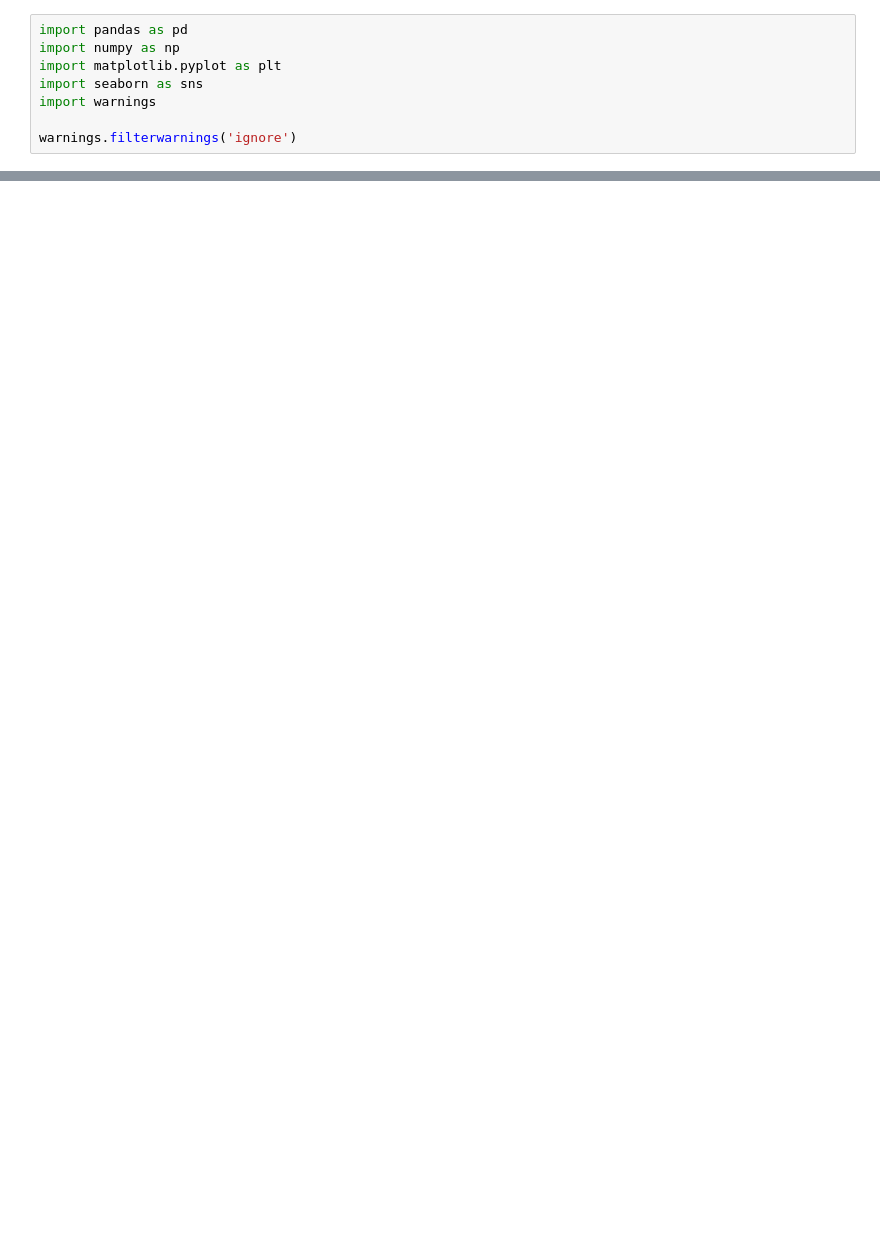
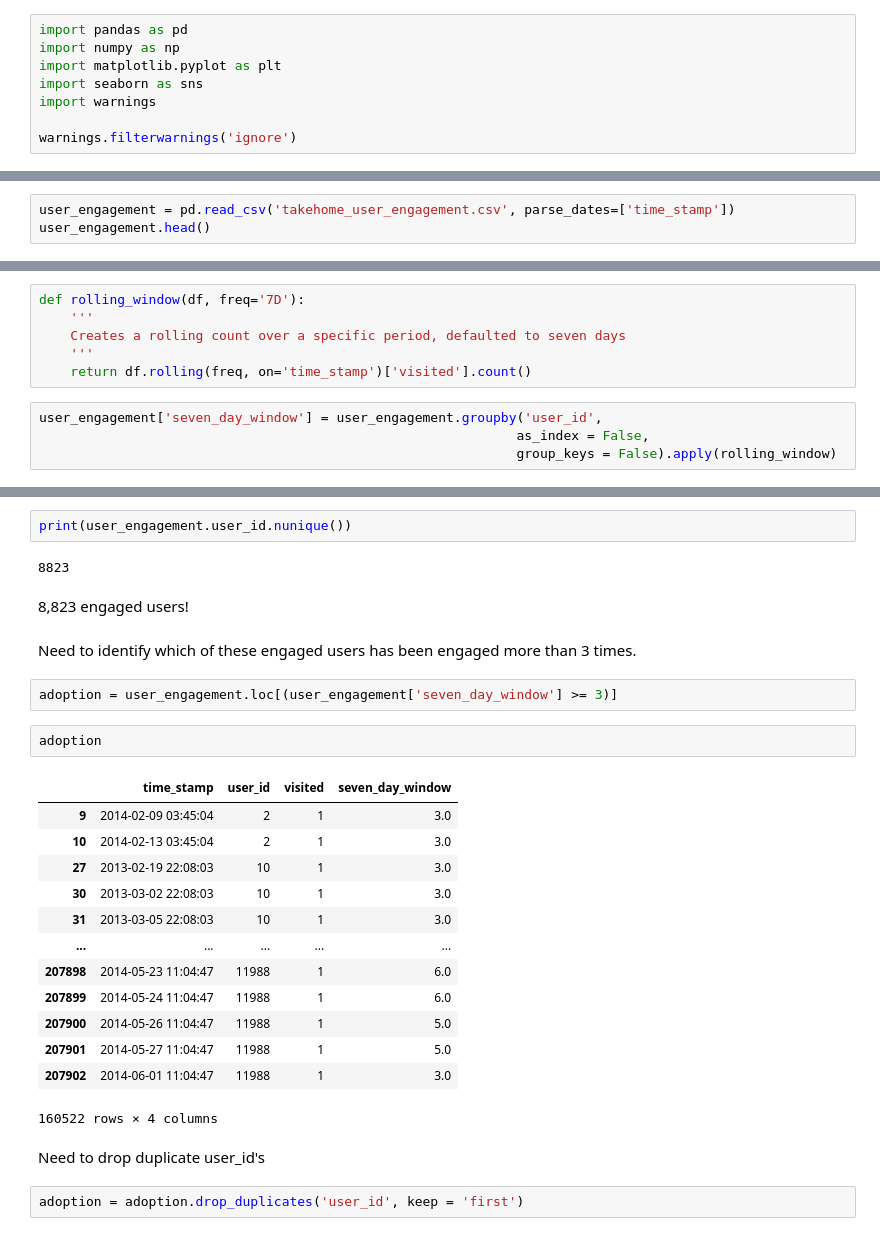
Before and after one commit to hank-butler/take_home_challenges, a Jupyter notebook: user_engagement.ipynb, the cells around one changed output, grey strips where cells are left out. Cells and saved outputs as stored; diff of their text form; blank space fills up the shorter version.

```diff
--- a/user_engagement.ipynb
+++ b/user_engagement.ipynb
@@ -12,0 +99,3 @@ UnicodeDecodeError: 'utf-8' codec can't decode byte 0xe6 in position 11: invalid
+# %%
+user_engagement = pd.read_csv('takehome_user_engagement.csv', parse_dates=['time_stamp'])
+user_engagement.head()
@@ -12,0 +155,10 @@ UnicodeDecodeError: 'utf-8' codec can't decode byte 0xe6 in position 11: invalid
+# %%
+def rolling_window(df, freq='7D'):
+    '''
+    Creates a rolling count over a specific period, defaulted to seven days
+    '''
+    return df.rolling(freq, on='time_stamp')['visited'].count()
+# %%
+user_engagement['seven_day_window'] = user_engagement.groupby('user_id',
+                                                             as_index = False,
+                                                             group_keys = False).apply(rolling_window)
@@ -12,0 +174,30 @@ UnicodeDecodeError: 'utf-8' codec can't decode byte 0xe6 in position 11: invalid
+# %%
+print(user_engagement.user_id.nunique())
+# %% [output]
+8823
+# %% [markdown]
+8,823 engaged users!
+# %% [markdown]
+Need to identify which of these engaged users has been engaged more than 3 times.
+# %%
+adoption = user_engagement.loc[(user_engagement['seven_day_window'] >= 3)]
+# %%
+adoption
+# %% [output]
+|  | time_stamp | user_id | visited | seven_day_window |
+| 9 | 2014-02-09 03:45:04 | 2 | 1 | 3.0 |
+| 10 | 2014-02-13 03:45:04 | 2 | 1 | 3.0 |
+| 27 | 2013-02-19 22:08:03 | 10 | 1 | 3.0 |
+| 30 | 2013-03-02 22:08:03 | 10 | 1 | 3.0 |
+| 31 | 2013-03-05 22:08:03 | 10 | 1 | 3.0 |
+| ... | ... | ... | ... | ... |
+| 207898 | 2014-05-23 11:04:47 | 11988 | 1 | 6.0 |
+| 207899 | 2014-05-24 11:04:47 | 11988 | 1 | 6.0 |
+| 207900 | 2014-05-26 11:04:47 | 11988 | 1 | 5.0 |
+| 207901 | 2014-05-27 11:04:47 | 11988 | 1 | 5.0 |
+| 207902 | 2014-06-01 11:04:47 | 11988 | 1 | 3.0 |
+160522 rows × 4 columns
+# %% [markdown]
+Need to drop duplicate user_id's
+# %%
+adoption = adoption.drop_duplicates('user_id', keep = 'first')
```
Also changed, not shown: parts of 89 cells of this notebook.
